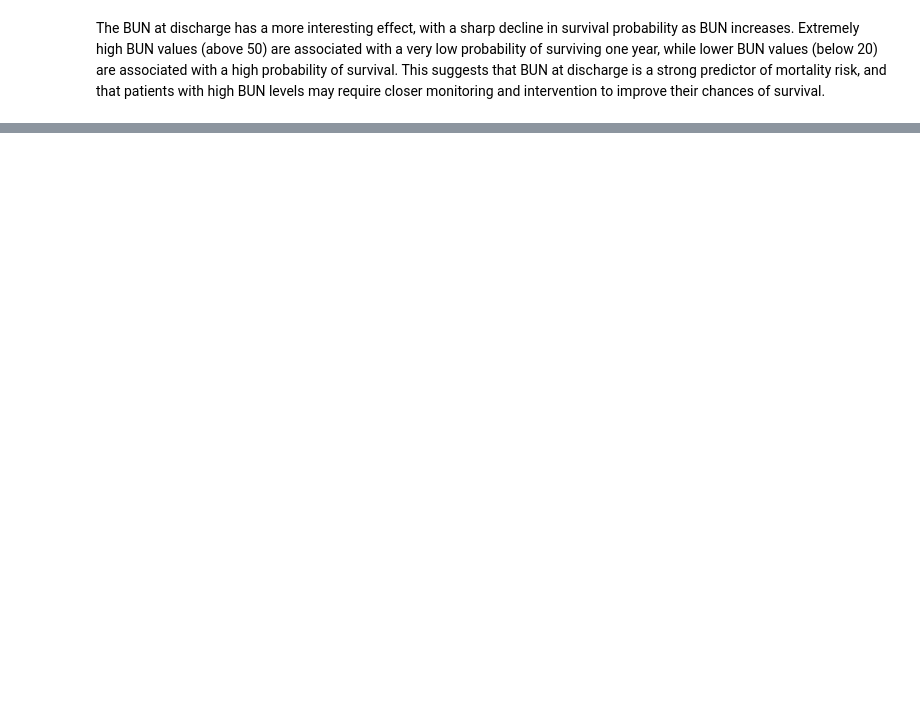
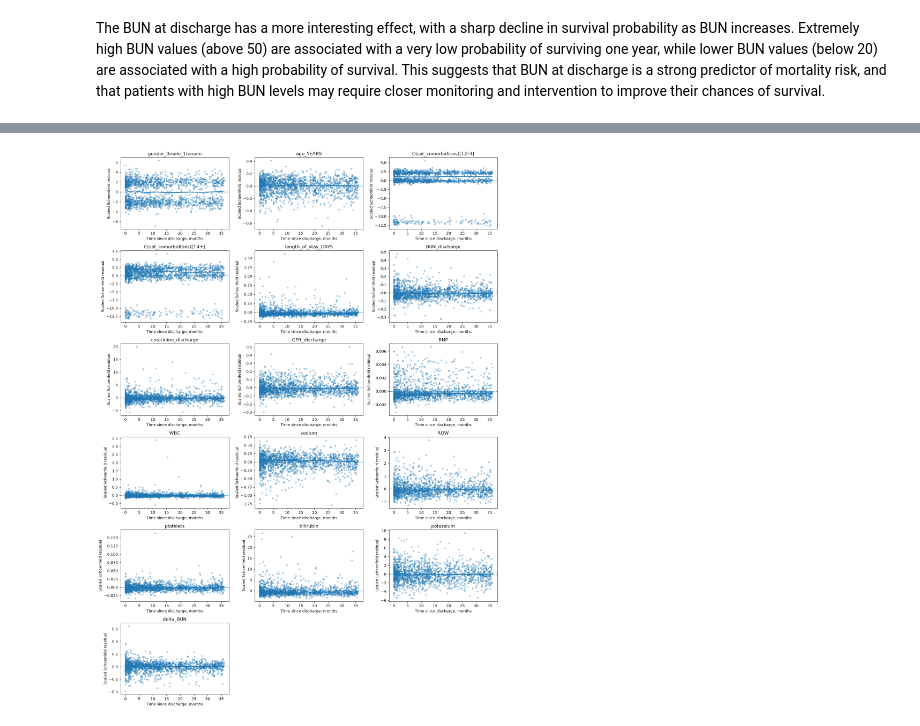
Before and after one commit to Mormorfor/SAML_project, a Jupyter notebook: PA2/Part2.ipynb, the cells around one changed output, grey strips where cells are left out. Saved outputs shown, nothing was run; the diff lists cells and outputs as text; code cells hidden in the pictures; blank space fills up the shorter version.

```diff
--- a/PA2/Part2.ipynb
+++ b/PA2/Part2.ipynb
@@ -209,0 +228,3 @@ The BUN at discharge has a more interesting effect, with a sharp decline in surv
+# %%
+selected_cph = bun_cph
+selected_formula = bun_formula
@@ -209,0 +260,49 @@ The BUN at discharge has a more interesting effect, with a sharp decline in surv
+# %%
+import math
+from statsmodels.nonparametric.smoothers_lowess import lowess
+
+schoenfeld_resids = selected_cph.compute_residuals(
+    data,
+    kind="scaled_schoenfeld"
+)
+
+event_times = data.loc[schoenfeld_resids.index, "time_discharge_to_death_MONTHS"]
+
+n_covariates = len(schoenfeld_resids.columns)
+n_cols = 3
+n_rows = math.ceil(n_covariates / n_cols)
+
+fig, axes = plt.subplots(
+    n_rows,
+    n_cols,
+    figsize=(5 * n_cols, 3.5 * n_rows),
+    sharex=False
+)
+
+axes = axes.flatten()
+
+for ax, covariate in zip(axes, schoenfeld_resids.columns):
+    x = event_times.values
+    y = schoenfeld_resids[covariate].values
+
+    order = np.argsort(x)
+    x_sorted = x[order]
+    y_sorted = y[order]
+
+    ax.scatter(x_sorted, y_sorted, alpha=0.35, s=12)
+    ax.axhline(0, linestyle="--", linewidth=1)
+
+    smoothed = lowess(y_sorted, x_sorted, frac=0.3, return_sorted=True)
+    ax.plot(smoothed[:, 0], smoothed[:, 1], linewidth=2)
+
+    ax.set_title(covariate)
+    ax.set_xlabel("Time since discharge, months")
+    ax.set_ylabel("Scaled Schoenfeld residual")
+
+for j in range(len(schoenfeld_resids.columns), len(axes)):
+    fig.delaxes(axes[j])
+
+plt.tight_layout()
+plt.show()
+# %% [output]
+[figure, added]
```
Also changed, not shown: parts of 16 cells of this notebook, 1 other file.
